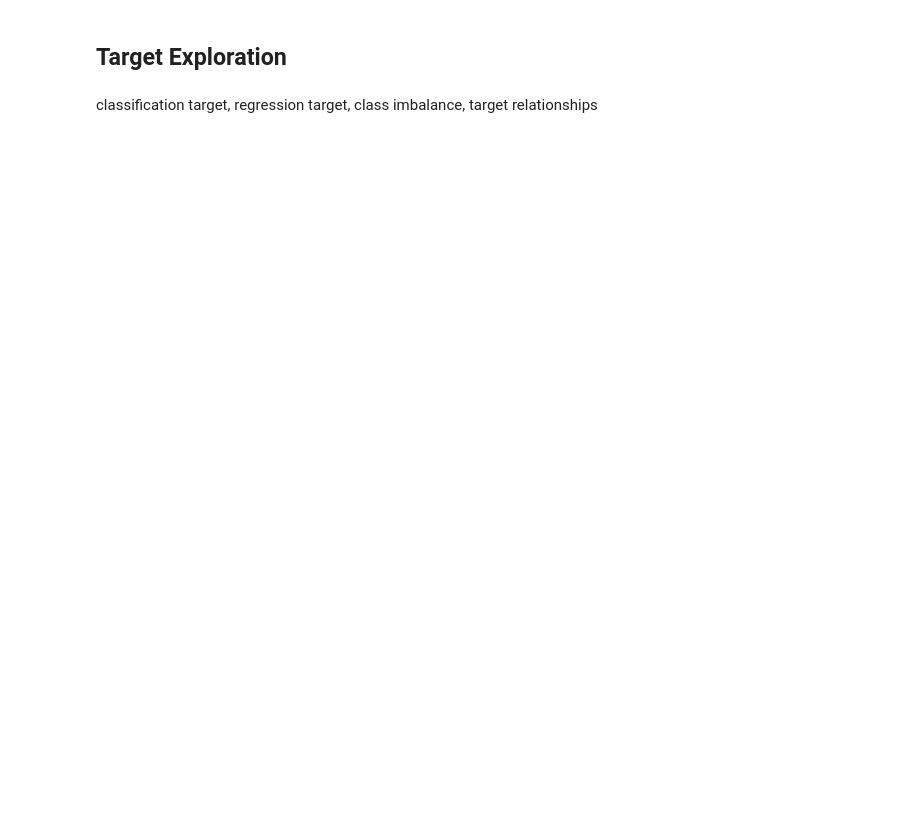
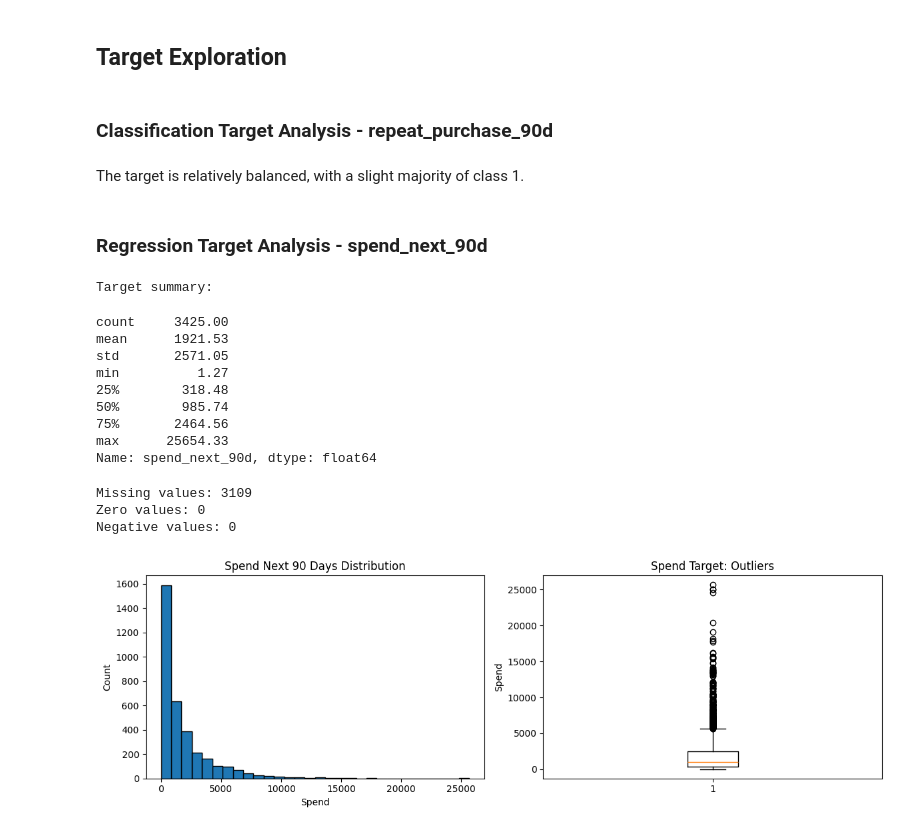
Before and after one commit to luisrafaelsoeiro/ETAI_Project, a Jupyter notebook: exploration.ipynb, the cells around one changed output. Saved outputs shown, nothing was run; the diff lists cells and outputs as text; code cells hidden in the pictures; blank space fills up the shorter version.

```diff
--- a/exploration.ipynb
+++ b/exploration.ipynb
@@ -565,4 +880,4 @@ monetary, categorical, historical, rolling frequency, rolling speed, random_nois
 # %% [markdown]
 ## Target Exploration
-# %% [markdown]
-classification target, regression target, class imbalance, target relationships
+# %% [markdown]
+### Classification Target Analysis - repeat_purchase_90d
@@ -568,0 +938,49 @@ classification target, regression target, class imbalance, target relationships
+# %% [markdown]
+The target is relatively balanced, with a slight majority of class 1.
+# %% [markdown]
+### Regression Target Analysis - spend_next_90d
+# %%
+target_reg = "spend_next_90d"
+
+if target_reg in train.columns:
+
+    y = train[target_reg].dropna()
+
+    print("Target summary:")
+    display(y.describe().round(2))
+
+    print("Missing values:", train[target_reg].isna().sum())
+    print("Zero values:", (y == 0).sum())
+    print("Negative values:", (y < 0).sum())
+
+    fig, axes = plt.subplots(1, 2, figsize=(12, 4))
+
+    axes[0].hist(y, bins=30, edgecolor="black")
+    axes[0].set_title("Spend Next 90 Days Distribution")
+    axes[0].set_xlabel("Spend")
+    axes[0].set_ylabel("Count")
+
+    axes[1].boxplot(y)
+    axes[1].set_title("Spend Target: Outliers")
+    axes[1].set_ylabel("Spend")
+
+    plt.tight_layout()
+    plt.show()
+
+else:
+    print(f"{target_reg} not found.")
+# %% [output]
+Target summary:
+count     3425.00
+mean      1921.53
+std       2571.05
+min          1.27
+25%        318.48
+50%        985.74
+75%       2464.56
+max      25654.33
+Name: spend_next_90d, dtype: float64
+Missing values: 3109
+Zero values: 0
+Negative values: 0
+[figure, added]
```
Also changed, not shown: parts of 45 cells of this notebook.
